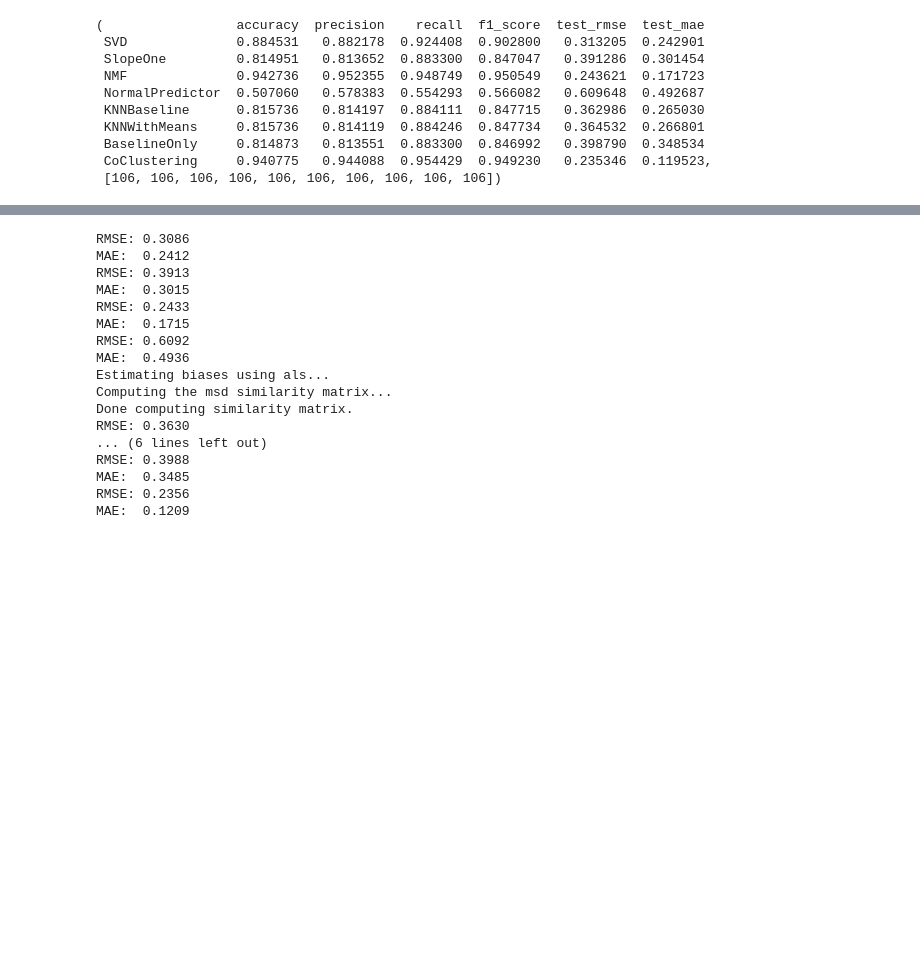
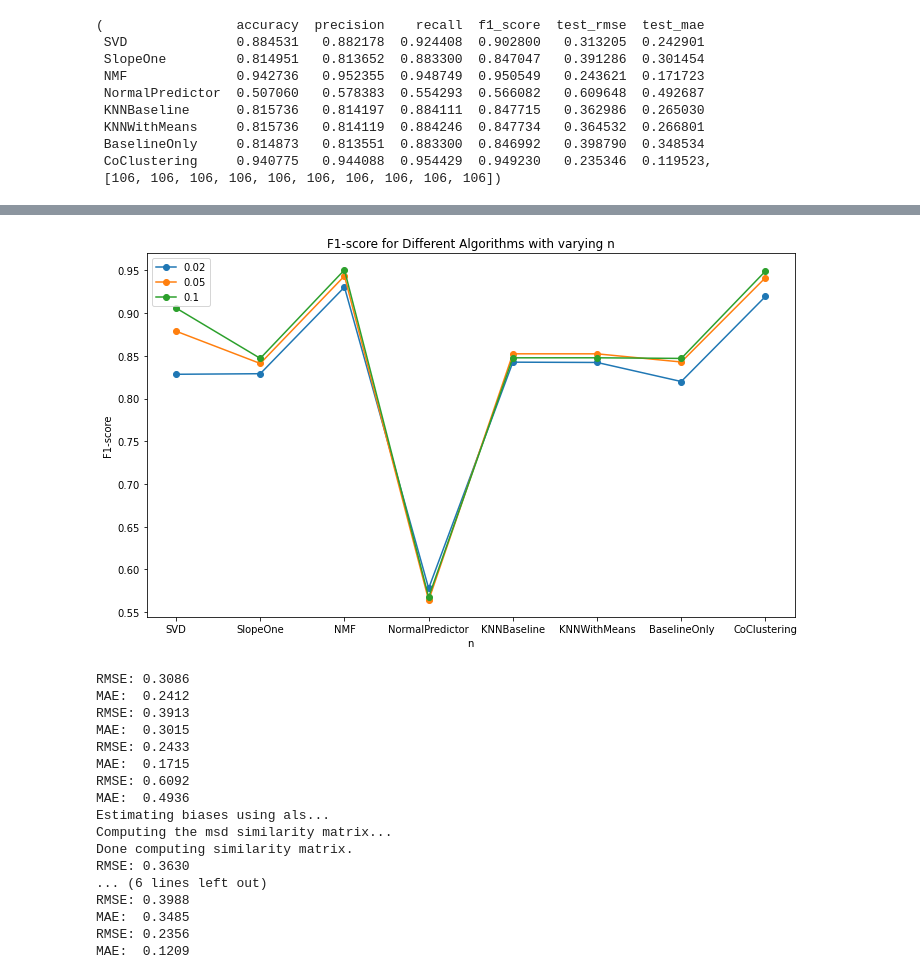
Before and after one commit to ritacardoso17/code_thesis, a Jupyter notebook: code/Rs_RealisticProblem.ipynb, the cells around one changed output, grey strips where cells are left out. Cells and saved outputs as stored; diff of their text form; code cells hidden in the pictures; blank space fills up the shorter version.

```diff
--- a/code/Rs_RealisticProblem.ipynb
+++ b/code/Rs_RealisticProblem.ipynb
@@ -343,3 +343,15 @@ MAE:  0.1195
  BaselineOnly     0.814873   0.813551  0.883300  0.846992   0.398790  0.348534
  CoClustering     0.940775   0.944088  0.954429  0.949230   0.235346  0.119523,
  [106, 106, 106, 106, 106, 106, 106, 106, 106, 106])
+# %%
+n_values = [0.02, 0.05, 0.1]
+algorithms = [SVD(), SlopeOne(), NMF(), NormalPredictor(), KNNBaseline(), KNNWithMeans(), BaselineOnly(), CoClustering()]
+n_list = []
+results_dict = {}
+
+for n in n_values:
+    # Generate results and other data based on the value of n
+    results, top10_high, top10_low = realistic_train_test(algorithms, df_filtered, n)
+    # Get the F1-scores from the results for each algorithm
+    f1_scores = results['f1_score']
+    results_dict[n] = f1_scores
@@ -346,3 +388,20 @@ MAE:  0.1195
+# %%
+# Create a DataFrame from the results dictionary
+df_results = pd.DataFrame(results_dict)
+
+# Plot the results
+plt.figure(figsize=(10, 6))  # Adjust the figure size as per your preference
+for algorithm in df_results.columns:
+    plt.plot(df_results.index, df_results[algorithm], marker='o', label=algorithm)
+
+plt.xlabel('n')
+plt.ylabel('F1-score')
+plt.title('F1-score for Different Algorithms with varying n')
+plt.legend()
+plt.tight_layout()  # Adjust the spacing between subplots
+plt.show()
+# %% [output]
+[figure, added]
 # %%
 ## 10% de teste no train
 algorithms = [SVD(), SlopeOne(), NMF(), NormalPredictor(), KNNBaseline(), KNNWithMeans(), BaselineOnly(), CoClustering()]
```
Also changed, not shown: parts of 2 cells of this notebook, 3 other files.
